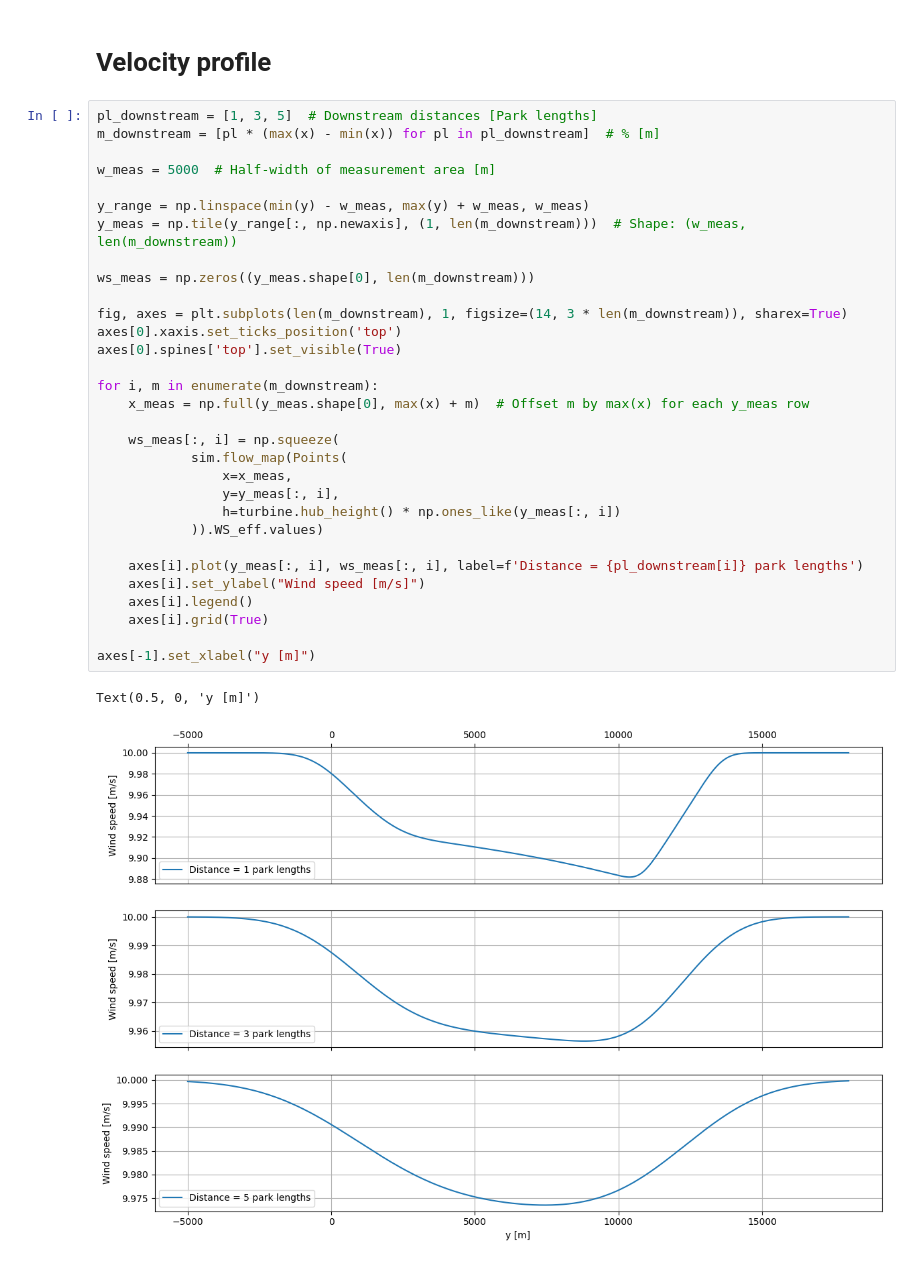
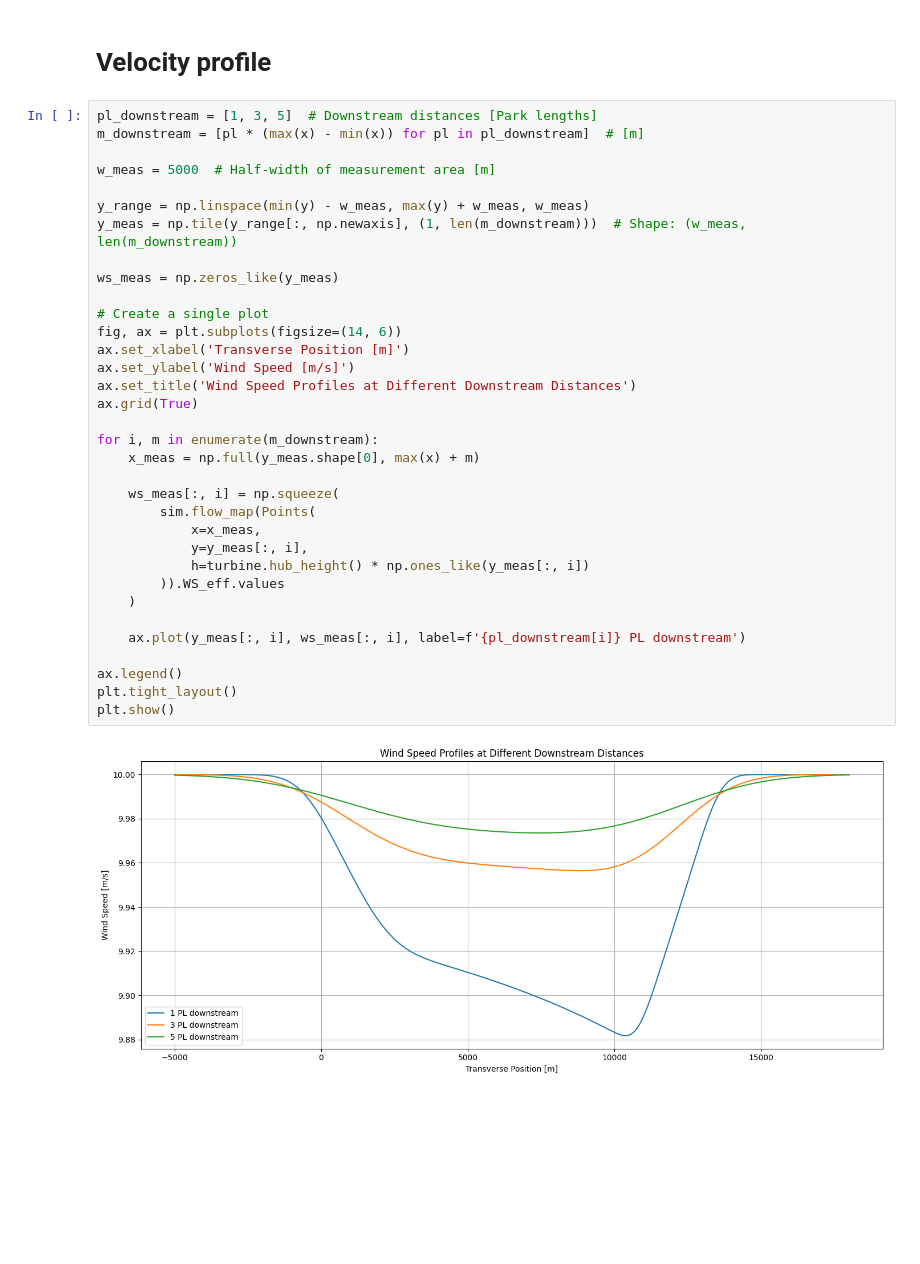
Before and after one commit to marcinsadowy/WTABL, a Jupyter notebook: ArbitraryLayouts/pywake_simple_comparison.ipynb, the cells around one changed output. Cells and saved outputs as stored; diff of their text form; blank space fills up the shorter version.

Commit message:
Kombineret til ét plot for overskuelighed

```diff
--- a/ArbitraryLayouts/pywake_simple_comparison.ipynb
+++ b/ArbitraryLayouts/pywake_simple_comparison.ipynb
@@ -83,35 +83,37 @@ Text(0.5, 1.0, 'Wake map for 270 deg and 10 m/s')
 # Velocity profile
 # %%
 pl_downstream = [1, 3, 5]  # Downstream distances [Park lengths]
-m_downstream = [pl * (max(x) - min(x)) for pl in pl_downstream]  # % [m]
+m_downstream = [pl * (max(x) - min(x)) for pl in pl_downstream]  # [m]
 
 w_meas = 5000  # Half-width of measurement area [m]
 
 y_range = np.linspace(min(y) - w_meas, max(y) + w_meas, w_meas)
 y_meas = np.tile(y_range[:, np.newaxis], (1, len(m_downstream)))  # Shape: (w_meas, len(m_downstream))
 
-ws_meas = np.zeros((y_meas.shape[0], len(m_downstream)))
+ws_meas = np.zeros_like(y_meas)
 
-fig, axes = plt.subplots(len(m_downstream), 1, figsize=(14, 3 * len(m_downstream)), sharex=True)
-axes[0].xaxis.set_ticks_position('top')
-axes[0].spines['top'].set_visible(True)
+# Create a single plot
+fig, ax = plt.subplots(figsize=(14, 6))
+ax.set_xlabel('Transverse Position [m]')
+ax.set_ylabel('Wind Speed [m/s]')
+ax.set_title('Wind Speed Profiles at Different Downstream Distances')
+ax.grid(True)
 
 for i, m in enumerate(m_downstream):
-    x_meas = np.full(y_meas.shape[0], max(x) + m)  # Offset m by max(x) for each y_meas row
+    x_meas = np.full(y_meas.shape[0], max(x) + m)
 
     ws_meas[:, i] = np.squeeze(
-            sim.flow_map(Points(
-                x=x_meas,
-                y=y_meas[:, i],
-                h=turbine.hub_height() * np.ones_like(y_meas[:, i])
-            )).WS_eff.values)
+        sim.flow_map(Points(
+            x=x_meas,
+            y=y_meas[:, i],
+            h=turbine.hub_height() * np.ones_like(y_meas[:, i])
+        )).WS_eff.values
+    )
 
-    axes[i].plot(y_meas[:, i], ws_meas[:, i], label=f'Distance = {pl_downstream[i]} park lengths')
-    axes[i].set_ylabel("Wind speed [m/s]")
-    axes[i].legend()
-    axes[i].grid(True)
+    ax.plot(y_meas[:, i], ws_meas[:, i], label=f'{pl_downstream[i]} PL downstream')
 
-axes[-1].set_xlabel("y [m]")
+ax.legend()
+plt.tight_layout()
+plt.show()
 # %% [output]
-Text(0.5, 0, 'y [m]')
-[figure, old version]
+[figure, new version]
```
